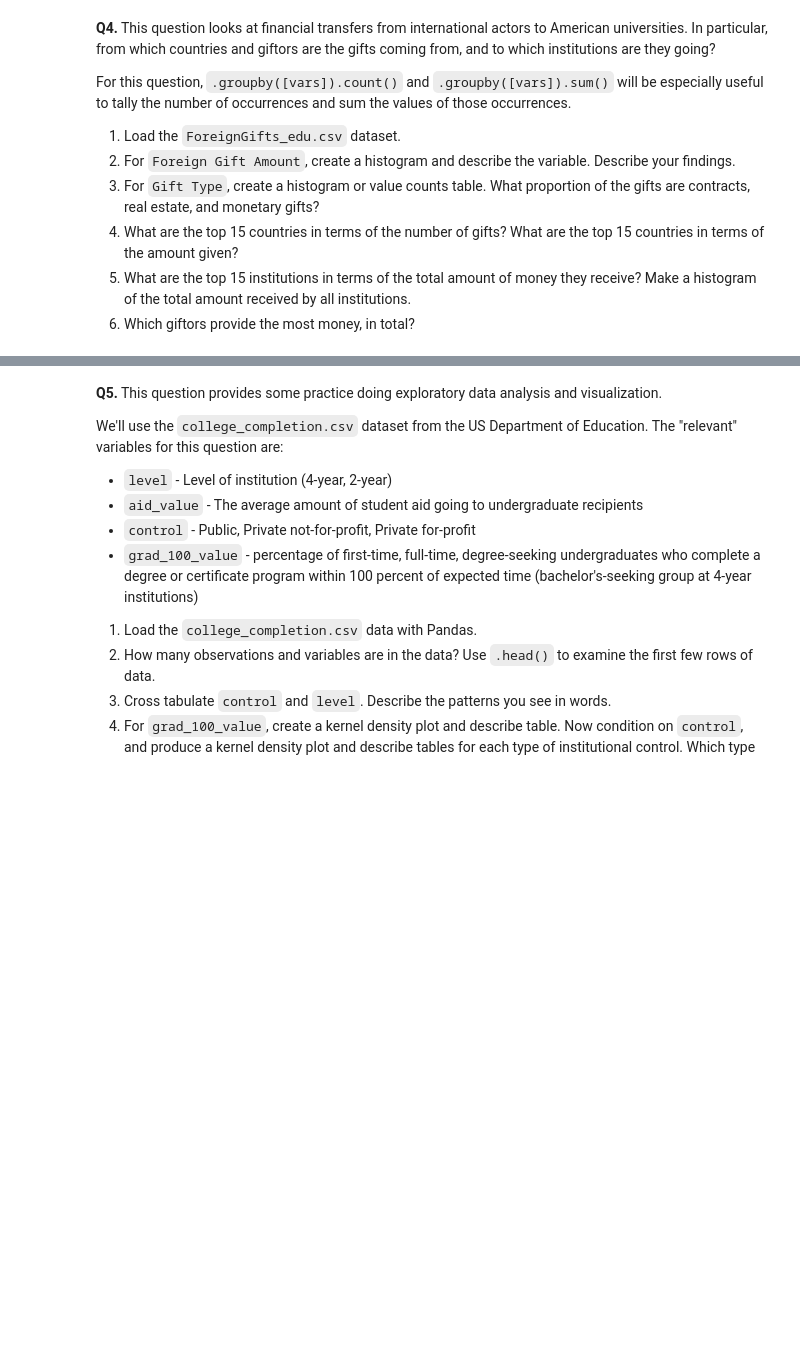
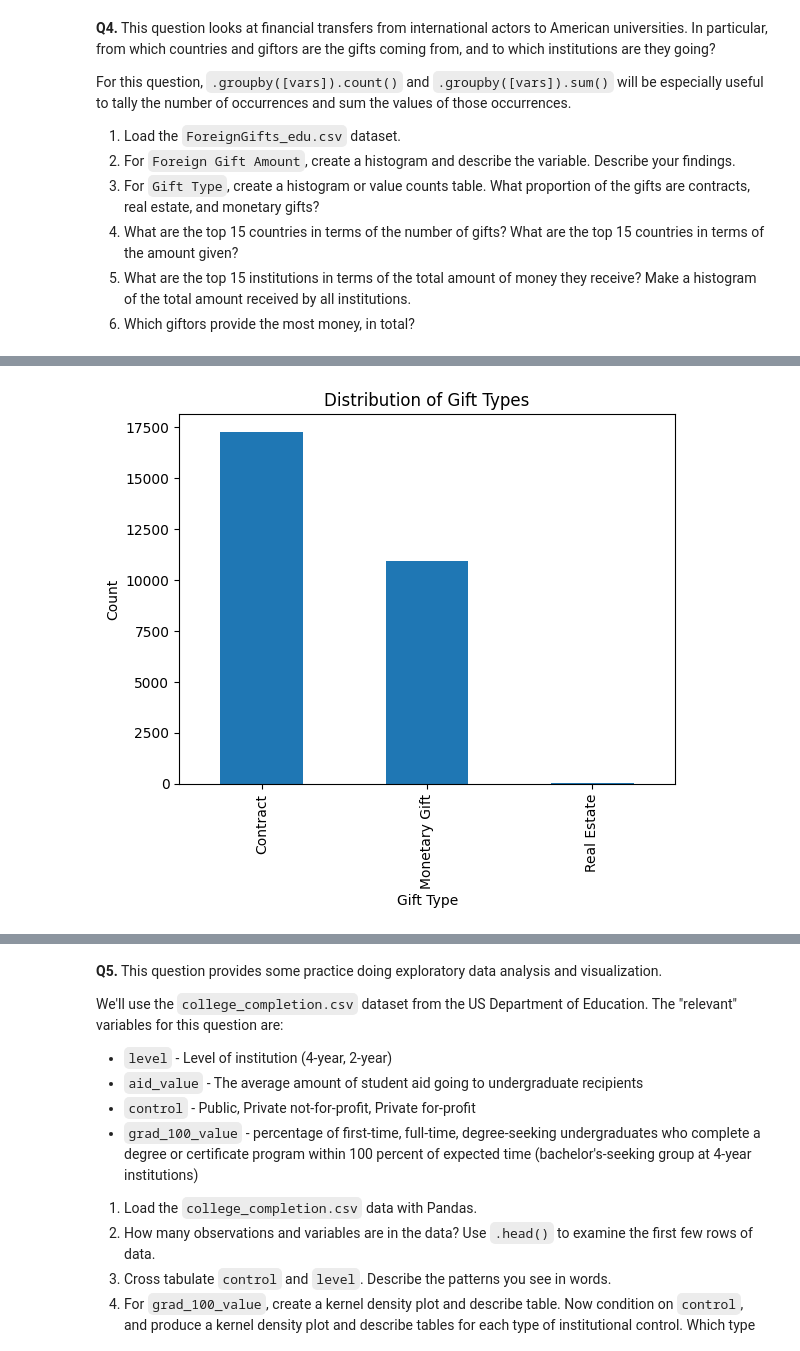
Before and after one commit to Junhyeongh/undergrad_ml_assignments, a Jupyter notebook: 01_assignment_wrangling_and_eda.ipynb, the cells around one changed output, grey strips where cells are left out. Saved outputs shown, nothing was run; the diff lists cells and outputs as text; code cells hidden in the pictures; blank space fills up the shorter version.

```diff
--- a/01_assignment_wrangling_and_eda.ipynb
+++ b/01_assignment_wrangling_and_eda.ipynb
@@ -45,0 +371,11 @@ For this question, `.groupby([vars]).count()` and `.groupby([vars]).sum()` will
+# %%
+gift_counts = df["Gift Type"].value_counts()
+gift_props = df["Gift Type"].value_counts(normalize=True)
+
+gift_counts, gift_props
+gift_counts.plot(kind="bar")
+plt.ylabel("Count")
+plt.title("Distribution of Gift Types")
+plt.show()
+# %% [output]
+[figure, added]
```
Also changed, not shown: parts of 38 cells of this notebook.
